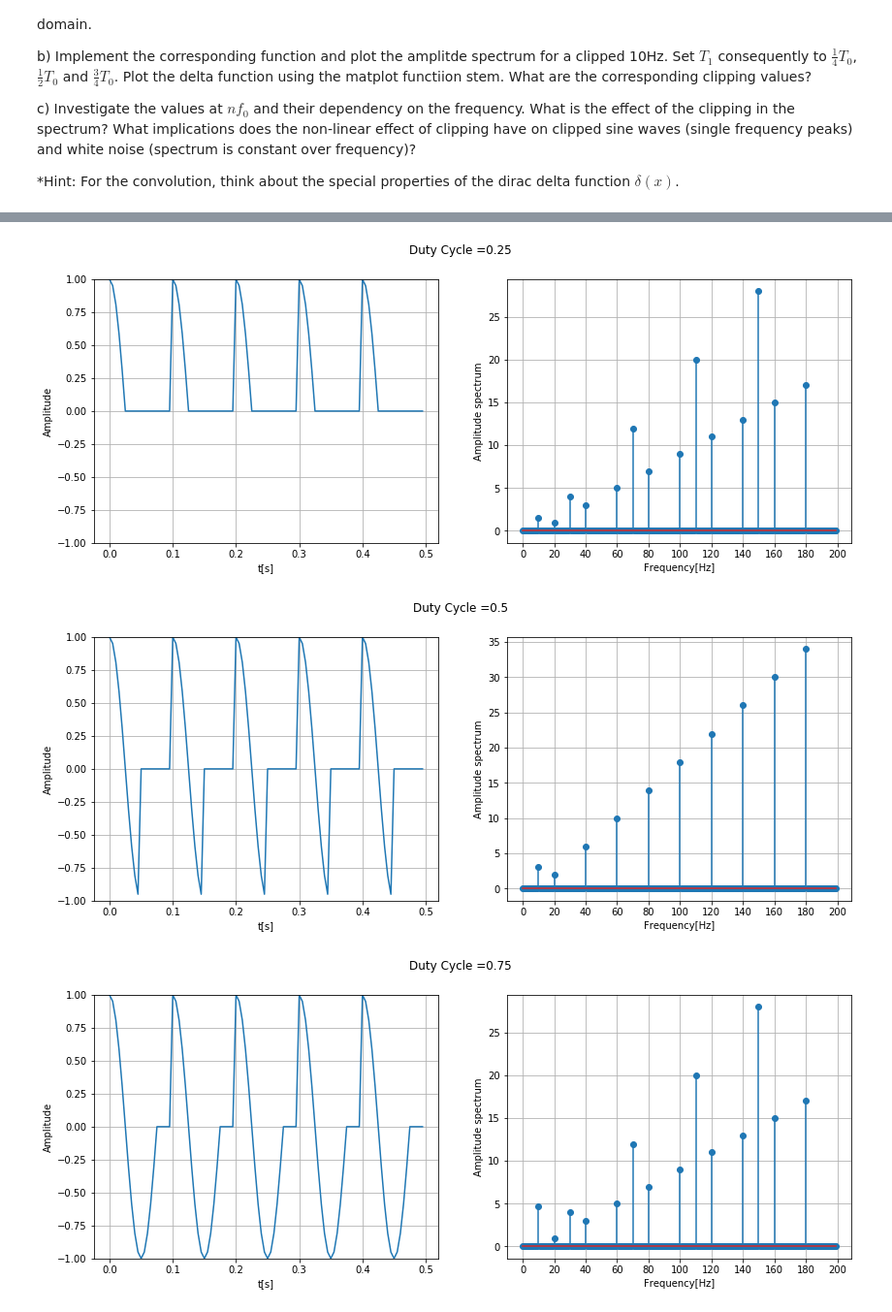
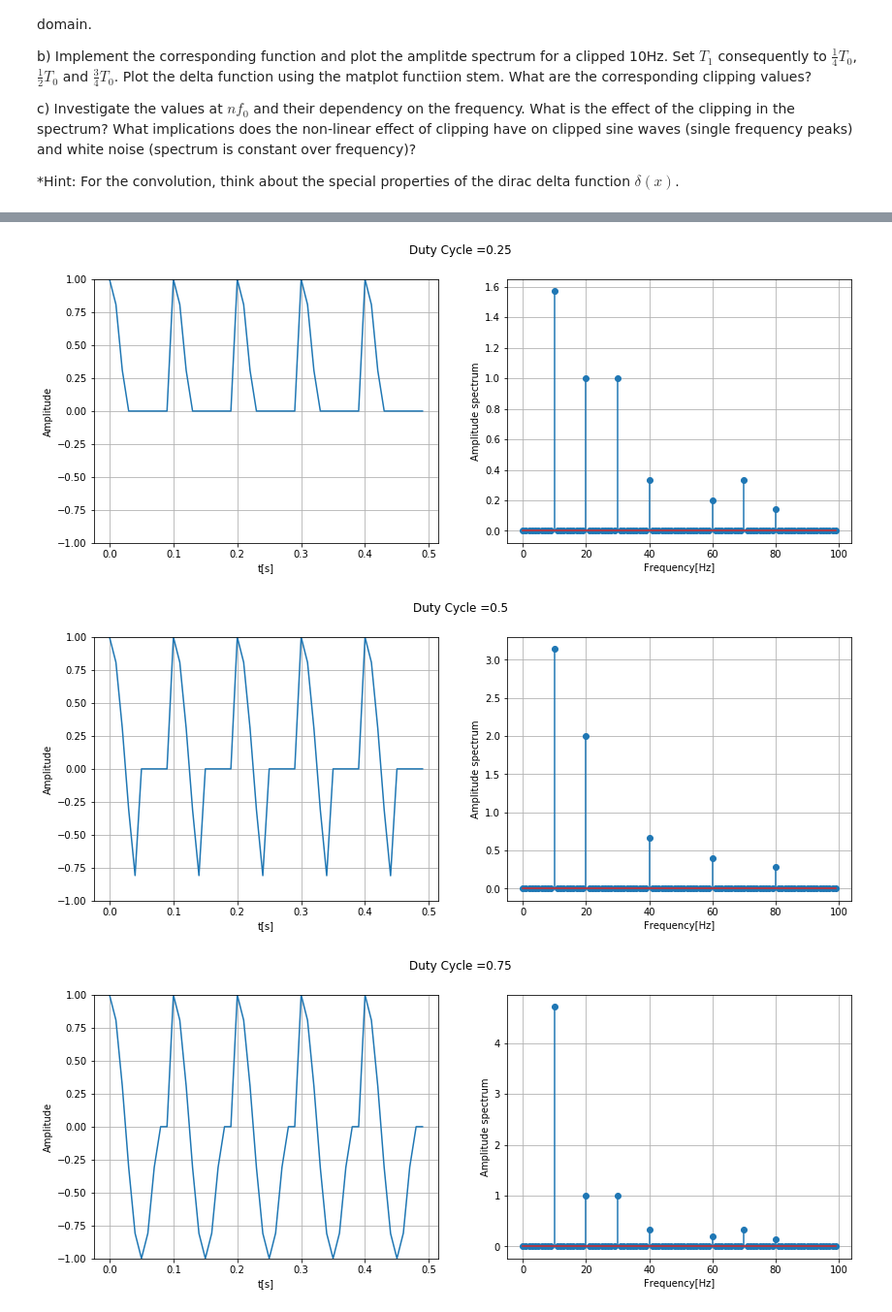
Before and after one commit to juanangd/TU_BERLIN, a Jupyter notebook: BCI-WS20:21/Exercise3/Exercise3.ipynb, the cells around one changed output, grey strips where cells are left out. Shown at 97% size. Saved outputs shown, nothing was run; the diff lists cells and outputs as text; code cells hidden in the pictures.

```diff
--- a/BCI-WS20:21/Exercise3/Exercise3.ipynb
+++ b/BCI-WS20:21/Exercise3/Exercise3.ipynb
@@ -258,46 +261,47 @@ Solution to a):
 $\hat{z}(f)= \int_{-\infty}^{\infty}\hat{x}(f-f')\hat{y}(f')df'=\int_{-\infty}^{\infty}\hat{x}(f-f')2\pi \delta(f'-f_0)df' = 2\pi\int_{-\infty}^{\infty}\hat{x}(f-f')\delta(f'-f_0)df' = \hat{x}(f-f_0) = 2\pi\left(\frac{T_1}{T_0} \delta(f-f_0)+\sum_{n=1}^\infty \frac{\sin^2(\pi n\frac{T_1}{T_0})}{\pi n} \delta(f-f_0-\frac{n}{T_0})\right)$
 # %%
 duration = 100
-fs = 200
+fs = 100
 t = np.linspace(0, duration, fs*duration)
 f=10
 T0 = 1/f
 samp_duration=0.5
 T1= [1/4, 1/2, 3/4]
 x = np.cos(2*np.pi*f*t)
-num_it = 18
+num_it = 8
 
 for T1_i in T1:
 
     y = 0.5*signal.square(2*np.pi*f*t, T1_i) + 0.5
     z = x*y;
     plt.figure(figsize=(7*2, 5))
     plt.suptitle(f"Duty Cycle ={T1_i}")
     plt.subplot(1, 2, 1)
     plt.plot(t[0:int(0.5*fs)], z[0:int(0.5*fs)])
     plt.xlabel("t[s]")
     plt.ylim(-1, 1)
     plt.ylabel("Amplitude")
     plt.grid()
 
-    factor = T1_i*T0/T0
+    T1= T1_i
+    T1 = T1*T0
+    sigma=0
 
-    sigma = 0
+    for n in range(1, num_it):
 
-    for n in range(num_it):
-        sigma = sigma + ((np.sin(np.pi*factor*n)**2)/ np.pi*n)* signal.unit_impulse(fs, int(f+n/T0))
+        sigma += np.sin(np.pi*n*T1/T0)**2/(np.pi*n) * signal.unit_impulse(fs, int(f+n/T0))
 
 
-    z_f = 2*np.pi*(factor*signal.unit_impulse(fs, f) + sigma)
+    z_f = 2*np.pi* ((T1/T0)*signal.unit_impulse(fs, f) + sigma)
     plt.subplot(1, 2, 2)
     plt.stem(z_f)
-    plt.xticks([0, 20, 40, 60, 80, 100, 120, 140, 160, 180, 200])
+    plt.xticks([0, 20, 40, 60, 80, 100])
     plt.xlabel("Frequency[Hz]")
     plt.ylabel("Amplitude spectrum")
     plt.grid()
     plt.show()
 # %% [output]
-[figure, old version]
+[figure, new version]
-[figure, old version]
+[figure, new version]
-[figure, old version]
+[figure, new version]
 # %% [markdown]
```
Also changed, not shown: parts of 4 cells of this notebook, 1 other file.
